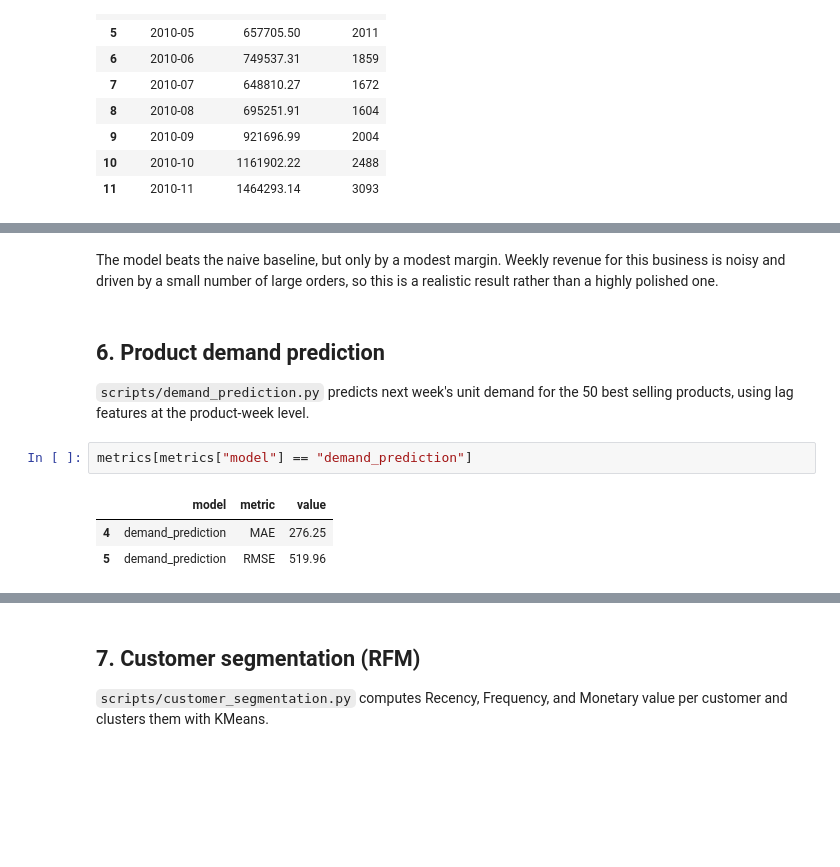
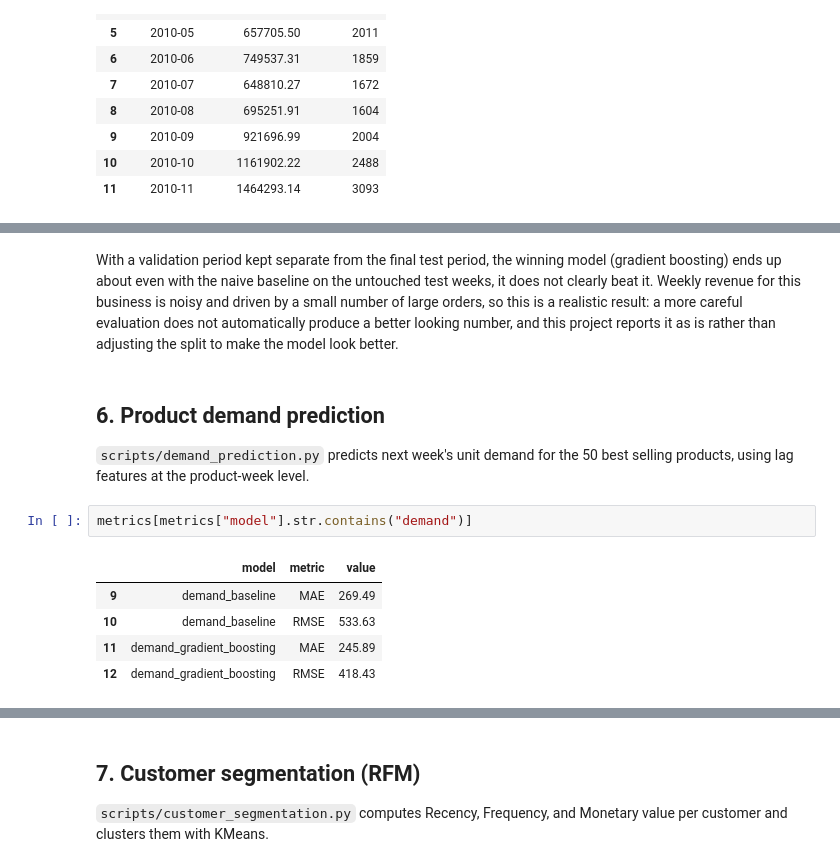
Before and after one commit to danielnrz/retail-sales-customer-intelligence, a Jupyter notebook: notebooks/retail_analysis.ipynb, the cells around one changed output, grey strips where cells are left out. Cells and saved outputs as stored; diff of their text form; blank space fills up the shorter version.

Commit message:
docs: refresh notebook with corrected evaluation results

```diff
--- a/notebooks/retail_analysis.ipynb
+++ b/notebooks/retail_analysis.ipynb
@@ -170,16 +172,18 @@ display(Image("../outputs/figures/12_sales_forecast_actual_vs_predicted.png"))
 # %% [markdown]
-The model beats the naive baseline, but only by a modest margin. Weekly revenue for this business is noisy and driven by a small number of large orders, so this is a realistic result rather than a highly polished one.
+With a validation period kept separate from the final test period, the winning model (gradient boosting) ends up about even with the naive baseline on the untouched test weeks, it does not clearly beat it. Weekly revenue for this business is noisy and driven by a small number of large orders, so this is a realistic result: a more careful evaluation does not automatically produce a better looking number, and this project reports it as is rather than adjusting the split to make the model look better.
 # %% [markdown]
 ## 6. Product demand prediction
 
 `scripts/demand_prediction.py` predicts next week's unit demand for the
 50 best selling products, using lag features at the product-week level.
 # %%
-metrics[metrics["model"] == "demand_prediction"]
+metrics[metrics["model"].str.contains("demand")]
 # %% [output]
 |  | model | metric | value |
-| 4 | demand_prediction | MAE | 276.25 |
-| 5 | demand_prediction | RMSE | 519.96 |
+| 9 | demand_baseline | MAE | 269.49 |
+| 10 | demand_baseline | RMSE | 533.63 |
+| 11 | demand_gradient_boosting | MAE | 245.89 |
+| 12 | demand_gradient_boosting | RMSE | 418.43 |
 # %%
 display(Image("../outputs/figures/13_demand_prediction_examples.png"))
 # %% [output]
```
Also changed, not shown: parts of 10 cells of this notebook.
